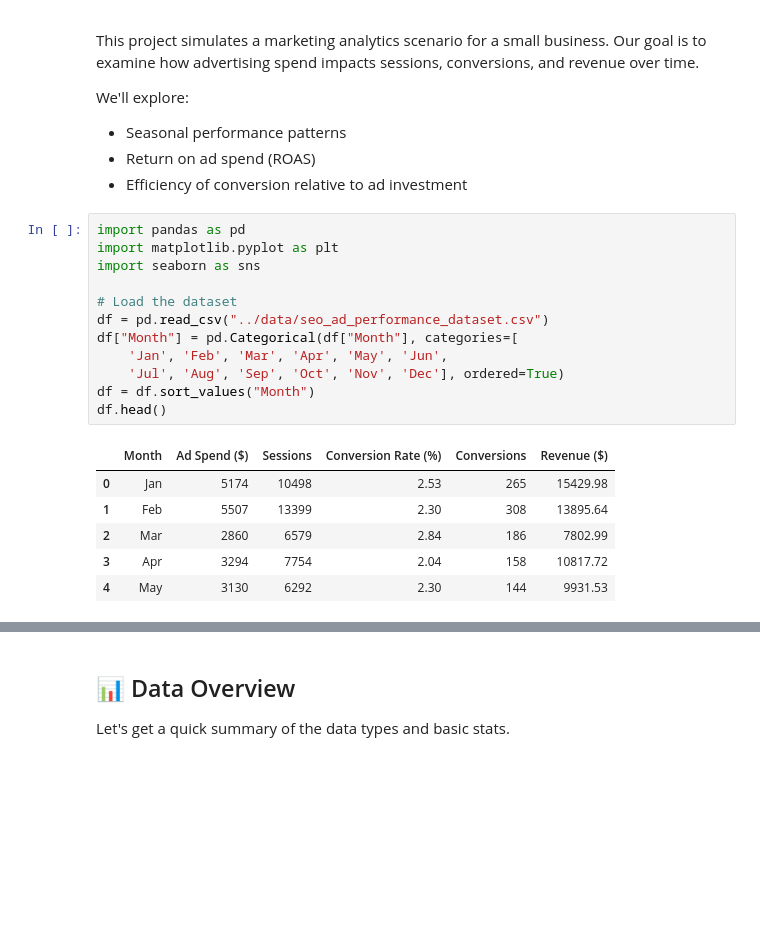
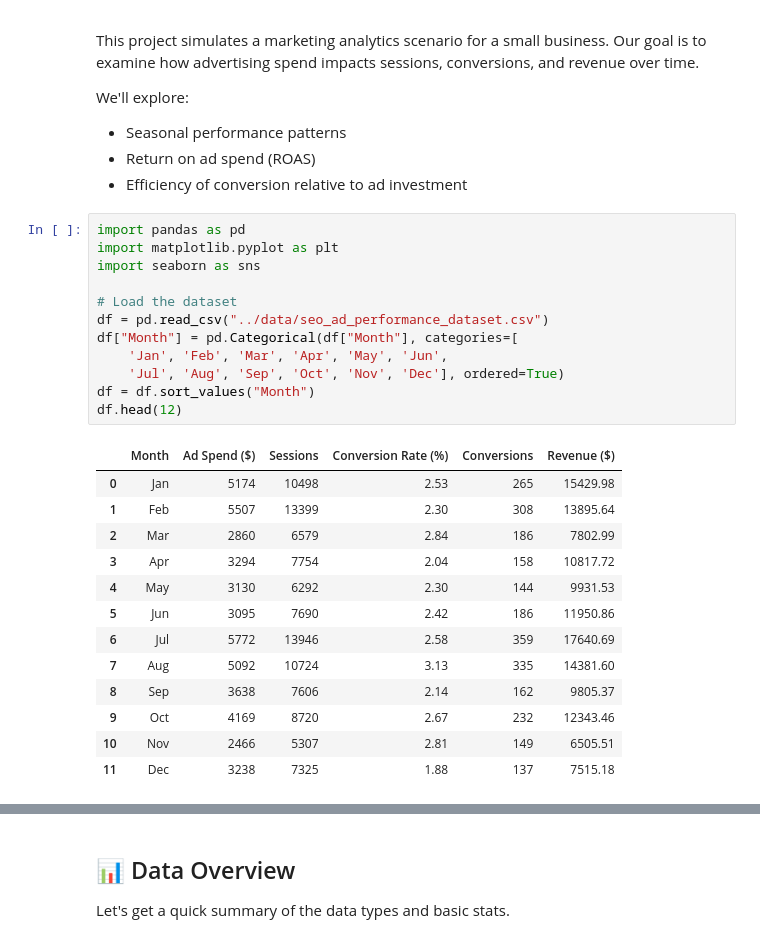
Before and after one commit to ginnyjtm/seo-performance-analysis-smallbiz, a Jupyter notebook: notebooks/roi.ipynb, the cells around one changed output, grey strips where cells are left out. Saved outputs shown, nothing was run; the diff lists cells and outputs as text; blank space fills up the shorter version.

```diff
--- a/notebooks/roi.ipynb
+++ b/notebooks/roi.ipynb
@@ -11,19 +11,26 @@ We'll explore:
 # %%
 import pandas as pd
 import matplotlib.pyplot as plt
 import seaborn as sns
 
 # Load the dataset
 df = pd.read_csv("../data/seo_ad_performance_dataset.csv")
 df["Month"] = pd.Categorical(df["Month"], categories=[
     'Jan', 'Feb', 'Mar', 'Apr', 'May', 'Jun',
     'Jul', 'Aug', 'Sep', 'Oct', 'Nov', 'Dec'], ordered=True)
 df = df.sort_values("Month")
-df.head()
+df.head(12)
 # %% [output]
 |  | Month | Ad Spend ($) | Sessions | Conversion Rate (%) | Conversions | Revenue ($) |
 | 0 | Jan | 5174 | 10498 | 2.53 | 265 | 15429.98 |
 | 1 | Feb | 5507 | 13399 | 2.30 | 308 | 13895.64 |
 | 2 | Mar | 2860 | 6579 | 2.84 | 186 | 7802.99 |
 | 3 | Apr | 3294 | 7754 | 2.04 | 158 | 10817.72 |
 | 4 | May | 3130 | 6292 | 2.30 | 144 | 9931.53 |
+| 5 | Jun | 3095 | 7690 | 2.42 | 186 | 11950.86 |
+| 6 | Jul | 5772 | 13946 | 2.58 | 359 | 17640.69 |
+| 7 | Aug | 5092 | 10724 | 3.13 | 335 | 14381.60 |
+| 8 | Sep | 3638 | 7606 | 2.14 | 162 | 9805.37 |
+| 9 | Oct | 4169 | 8720 | 2.67 | 232 | 12343.46 |
+| 10 | Nov | 2466 | 5307 | 2.81 | 149 | 6505.51 |
+| 11 | Dec | 3238 | 7325 | 1.88 | 137 | 7515.18 |
```
Also changed, not shown: parts of 8 cells of this notebook, 6 other files.
